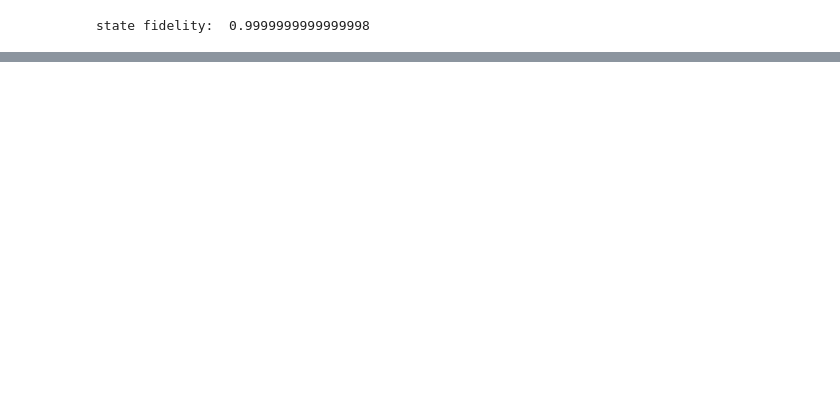
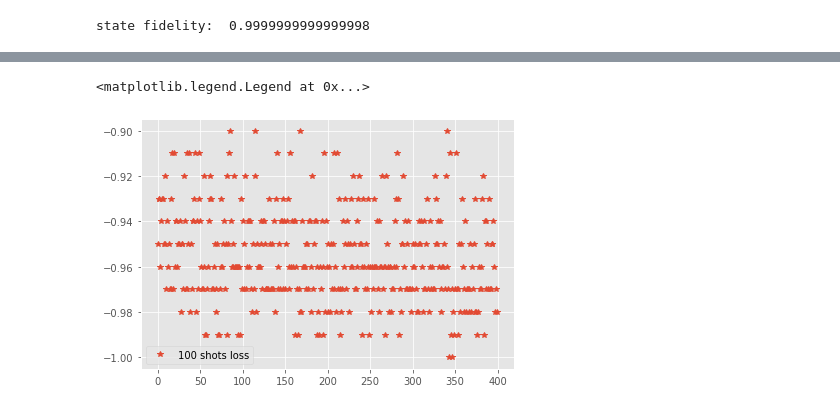
Before and after one commit to kareem1925/Ismailia-school-of-AI, a Jupyter notebook: machine learning for classifying quantum states/Qiskit code for learning Q states.ipynb, the cells around one changed output, grey strips where cells are left out. Cells and saved outputs as stored; diff of their text form; code cells hidden in the pictures; blank space fills up the shorter version.

```diff
--- a/machine learning for classifying quantum states/Qiskit code for learning Q states.ipynb
+++ b/machine learning for classifying quantum states/Qiskit code for learning Q states.ipynb
@@ -267,0 +322,16 @@ state fidelity:  1.0
+# %%
+
+epochs = 400
+params = init_params
+loss = np.inf
+hist = []
+
+for it in range(epochs):
+  params = optimize(params,lr=0.1,cost=cost_count100)
+  temp = cost_count100(params)
+  if temp < loss:
+    best = params
+    loss = temp
+  hist.append(temp)
+  if it % 10 == 0:
+    print(temp)
@@ -267,0 +356,7 @@ state fidelity:  1.0
+# %%
+plt.plot(hist,"*", label="100 shots loss")
+plt.tight_layout()
+plt.legend()
+# %% [output]
+<matplotlib.legend.Legend at 0x...>
+[figure, added]
```
Also changed, not shown: parts of 26 cells of this notebook.
